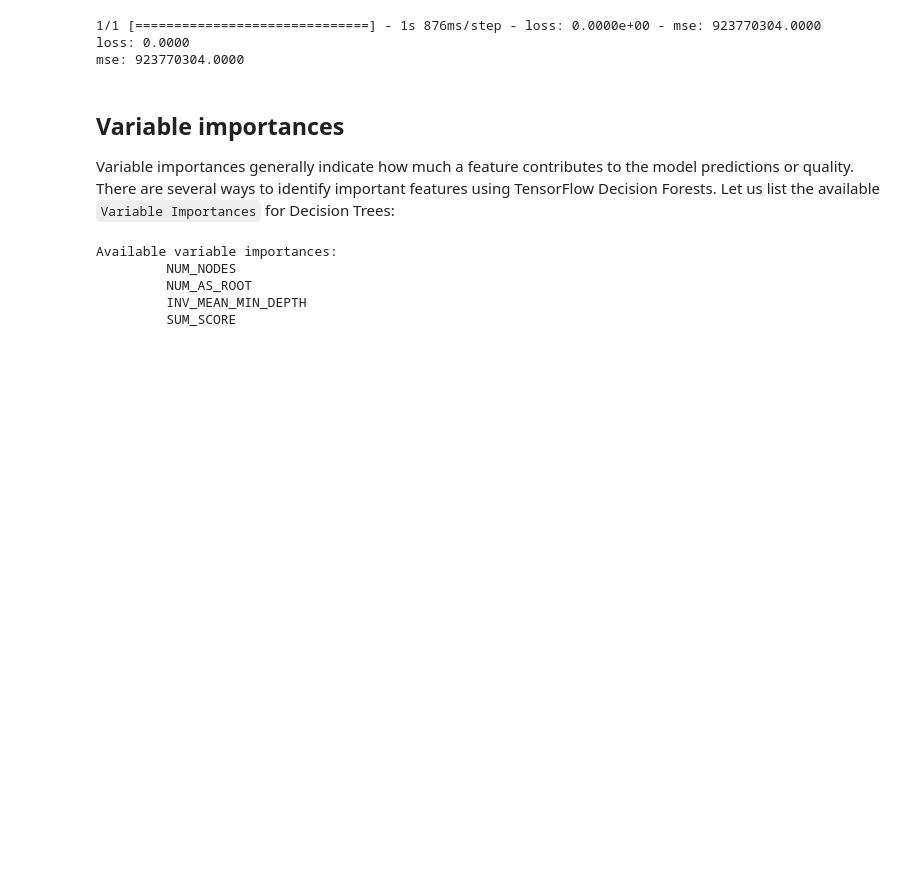
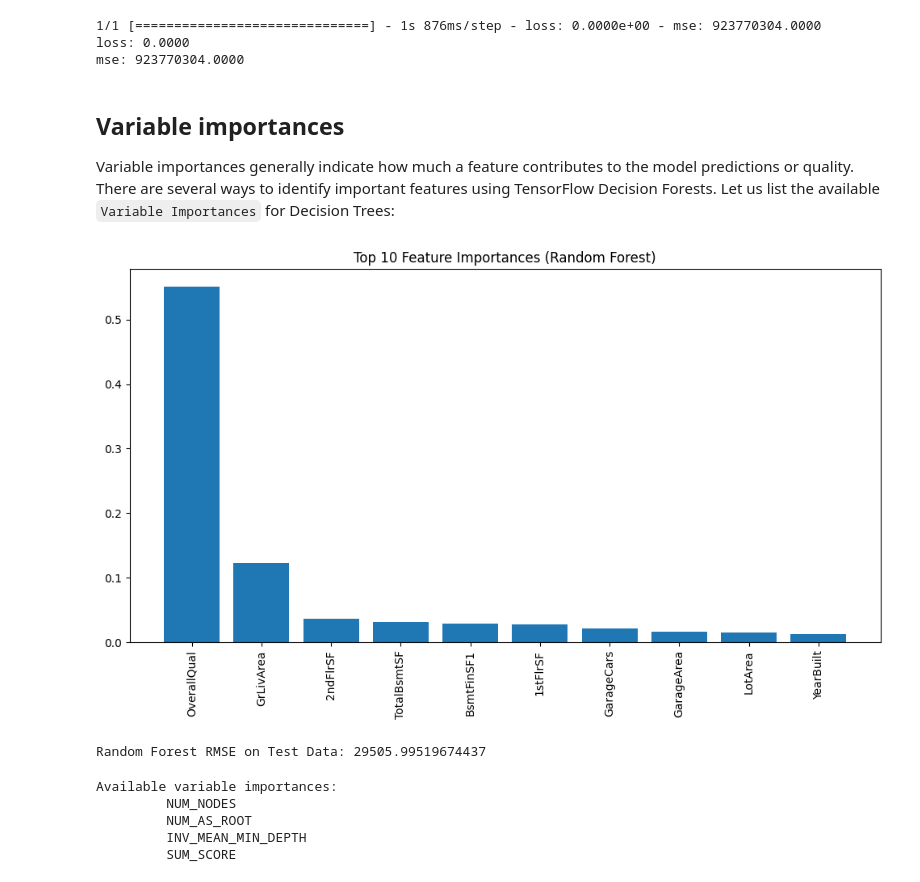
Before and after one commit to DogeSun5543/dev, a Jupyter notebook: house-prices-prediction-using-tfdf (1).ipynb, the cells around one changed output. Saved outputs shown, nothing was run; the diff lists cells and outputs as text; code cells hidden in the pictures; blank space fills up the shorter version.

```diff
--- a/house-prices-prediction-using-tfdf (1).ipynb
+++ b/house-prices-prediction-using-tfdf (1).ipynb
@@ -221,7 +265,7 @@ We will train the model using a one-liner.
 
 Note: you may see a warning about Autograph. You can safely ignore this, it will be fixed in the next release.
 # %%
-rf.fit(x=train_ds)
+#rf.fit(x=train_ds)
 # %% [output]
 Reading training dataset...
 Training dataset read in 0:00:09.081121. Found 1021 examples.
@@ -290,6 +345,25 @@ mse: 923770304.0000
 
 Variable importances generally indicate how much a feature contributes to the model predictions or quality. There are several ways to identify important features using TensorFlow Decision Forests.
 Let us list the available `Variable Importances` for Decision Trees:
+# %%
+# Feature Importance for Random Forest
+importances = rf.feature_importances_
+indices = np.argsort(importances)[::-1]
+top_n = 10
+plt.figure(figsize=(12, 6))
+plt.title("Top 10 Feature Importances (Random Forest)")
+plt.bar(range(top_n), importances[indices][:top_n], align="center")
+plt.xticks(range(top_n), X_train.columns[indices][:top_n], rotation=90)
+plt.show()
+# %% [output]
+[figure, added]
+# %%
+# Evaluate the best model
+rf_test_pred = rf.predict(X_test)
+rf_test_rmse = mean_squared_error(y_test, rf_test_pred, squared=False)
+print(f"Random Forest RMSE on Test Data: {rf_test_rmse}")
+# %% [output]
+Random Forest RMSE on Test Data: 29505.99519674437
 # %%
 print(f"Available variable importances:")
 for importance in inspector.variable_importances().keys():
```
Also changed, not shown: parts of 18 cells of this notebook.
